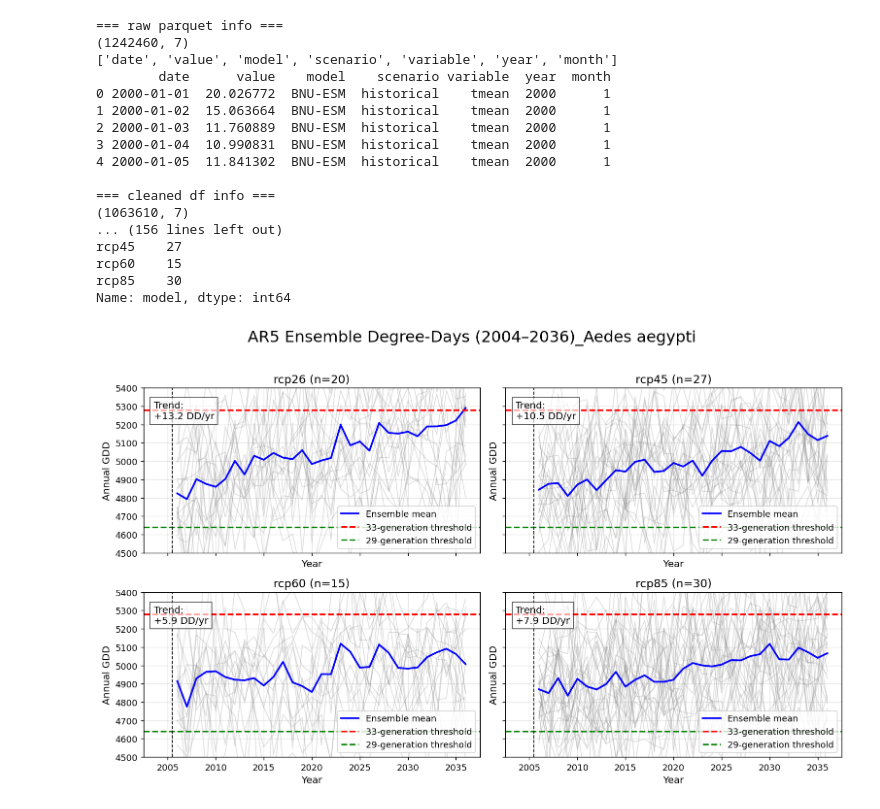
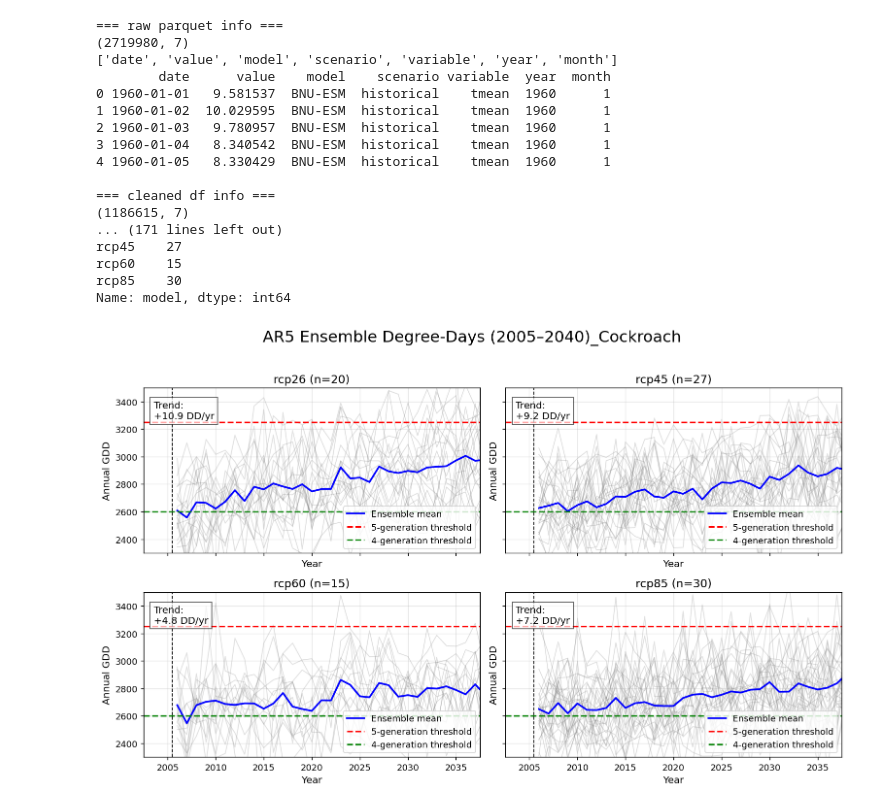
Before and after one commit to SteveChiao/Climate_project, a Jupyter notebook: 程式作業/Daxue＿village/code/0423校正世代數.ipynb, the cells around one changed output. Drawn from its saved outputs; the diff is of its cells as text; code cells hidden in the pictures.

```diff
--- a/程式作業/Daxue＿village/code/0423校正世代數.ipynb
+++ b/程式作業/Daxue＿village/code/0423校正世代數.ipynb
@@ -21,18 +21,18 @@ plt.rcParams["axes.unicode_minus"] = False
 # =========================
 # 1. 參數設定
 # =========================
-FILE_PATH = r"C:\Users\user\Climate_project\程式作業\Daxue＿village\qm_corrected_output\tmean_corrected_daily_final_models.parquet"
+FILE_PATH = r"C:\Users\user\Climate_project\程式作業\Daxue＿village\qm_corrected_output\tmean_corrected_daily_final_models_2.parquet"
 
-START_YEAR = 2004
-END_YEAR = 2036
+START_YEAR = 2005
+END_YEAR = 2040
 
 # Degree-day 參數
-BASE_TEMP = 9.4        # 發育下限溫度 Tb
-DD_PER_GENERATION = 160 # 每世代所需 DD
+BASE_TEMP = 15.9       # 發育下限溫度 Tb
+DD_PER_GENERATION = 650 # 每世代所需 DD
 
 # 世代門檻線
-DD_4GEN = 29 * DD_PER_GENERATION   # 2600
-DD_5GEN = 33 * DD_PER_GENERATION   # 3250
+DD_4GEN = 4* DD_PER_GENERATION   # 2600
+DD_5GEN = 5 * DD_PER_GENERATION   # 3250
 
 # 情境順序
 SCENARIO_ORDER = ["rcp26", "rcp45", "rcp60", "rcp85"]
@@ -176,14 +176,14 @@ for ax, scenario in zip(axes, SCENARIO_ORDER):
         color="red",
         linestyle="--",
         linewidth=1.8,
-        label="33-generation threshold"
+        label="5-generation threshold"
     )
     ax.axhline(
         DD_4GEN,
         color="green",
         linestyle="--",
         linewidth=1.8,
-        label="29-generation threshold"
+        label="4-generation threshold"
     )
 
     # ---- 垂直參考線 ----
@@ -217,43 +217,43 @@ for ax, scenario in zip(axes, SCENARIO_ORDER):
     ax.set_title(f"{scenario} (n={int(n_models)})", fontsize=13)
 
     # ---- 座標與格線 ----
     ax.set_xlabel("Year", fontsize=11)
     ax.set_ylabel("Annual GDD", fontsize=11)
-    ax.set_ylim([|45|00,5400])
+    ax.set_ylim([2300,3500])
     ax.grid(True, alpha=0.3)
 
     # ---- 圖例 ----
     ax.legend(loc="lower right", fontsize=10)
 
 # 總標題
-fig.suptitle("AR5 Ensemble Degree-Days (2004–2036)_Aedes aegypti", fontsize=18, y=0.98)
+fig.suptitle("AR5 Ensemble Degree-Days (2005–2040)_Cockroach", fontsize=18, y=0.98)
 
 # x/y 範圍可依需要微調
 for ax in axes:
     if ax.get_visible():
         ax.set_xlim(2002.5, 2037.5)
 
 plt.tight_layout(rect=[0, 0, 1, 0.96])
-outpath = output_dir / f"AR5 Ensemble correct Degree-Days (2004–2036)_Aedes aegypti.png"
+outpath = output_dir / f"AR5 Ensemble correct Degree-Days (2005–2040)_Cockroach.png" #Aedes albopictus
 plt.savefig(outpath, dpi=300, bbox_inches="tight")
 plt.show()
 # %% [output]
 === raw parquet info ===
-(1242460, 7)
+(2719980, 7)
 ['date', 'value', 'model', 'scenario', 'variable', 'year', 'month']
         date      value    model    scenario variable  year  month
-0 2000-01-01  20.026772  BNU-ESM  historical    tmean  2000      1
-1 2000-01-02  15.063664  BNU-ESM  historical    tmean  2000      1
-2 2000-01-03  11.760889  BNU-ESM  historical    tmean  2000      1
-3 2000-01-04  10.990831  BNU-ESM  historical    tmean  2000      1
-4 2000-01-05  11.841302  BNU-ESM  historical    tmean  2000      1
+0 1960-01-01   9.581537  BNU-ESM  historical    tmean  1960      1
+1 1960-01-02  10.029595  BNU-ESM  historical    tmean  1960      1
+2 1960-01-03   9.780957  BNU-ESM  historical    tmean  1960      1
+3 1960-01-04   8.340542  BNU-ESM  historical    tmean  1960      1
+4 1960-01-05   8.330429  BNU-ESM  historical    tmean  1960      1
 
 === cleaned df info ===
-(1063610, 7)
-... (156 lines left out)
+(1186615, 7)
+... (171 lines left out)
 rcp45    27
 rcp60    15
 rcp85    30
 Name: model, dtype: int64
-[figure, old version]
+[figure, new version]
 # %%
```
Also changed, not shown: parts of 1 cell of this notebook, 4 other files.
